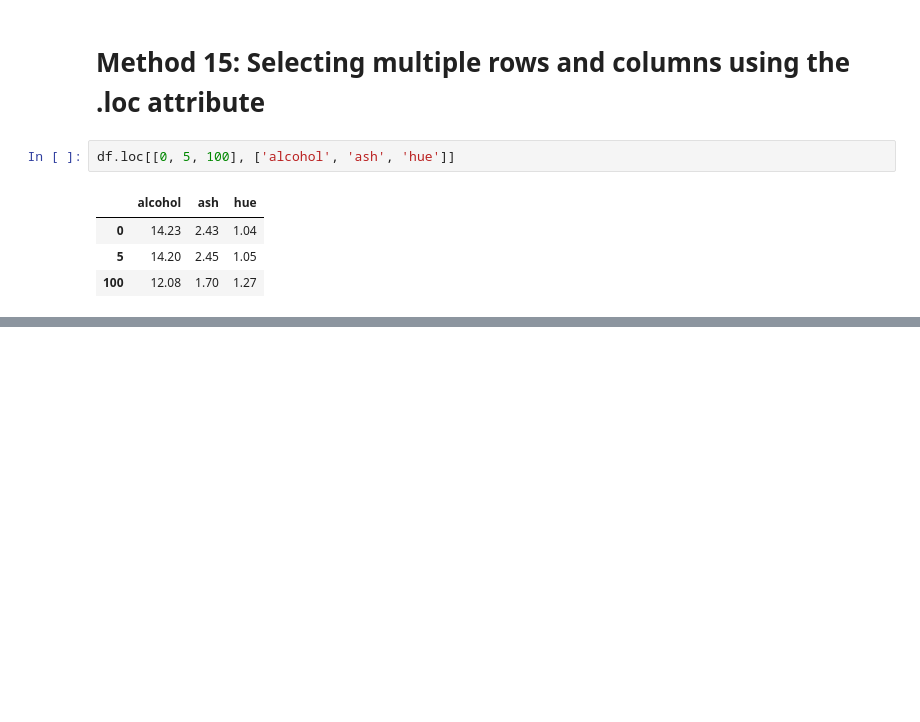
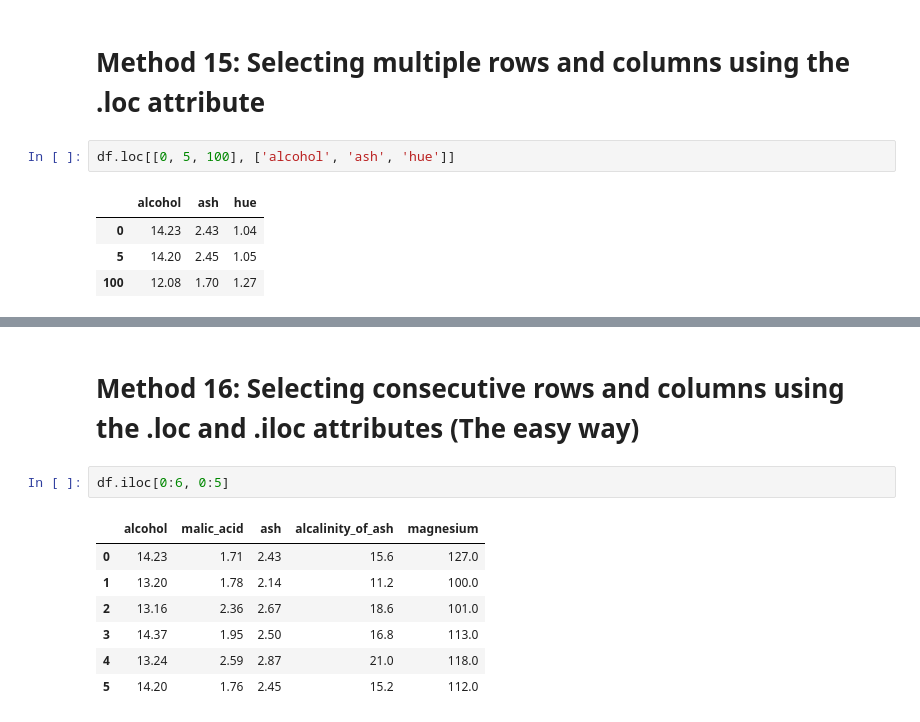
Before and after one commit to moesteelo/Subsetting-a-Pandas-DataFrame, a Jupyter notebook: Subsetting-Pandas-DataFrame.ipynb, the cells around one changed output, grey strips where cells are left out. Saved outputs shown, nothing was run; the diff lists cells and outputs as text; blank space fills up the shorter version.

```diff
--- a/Subsetting-Pandas-DataFrame.ipynb
+++ b/Subsetting-Pandas-DataFrame.ipynb
@@ -321,0 +325,12 @@ df.loc[[0, 5, 100], ['alcohol', 'ash', 'hue']]
+# %% [markdown]
+# Method 16: Selecting consecutive rows and columns using the .loc and .iloc attributes (The easy way)
+# %%
+df.iloc[0:6, 0:5]
+# %% [output]
+|  | alcohol | malic_acid | ash | alcalinity_of_ash | magnesium |
+| 0 | 14.23 | 1.71 | 2.43 | 15.6 | 127.0 |
+| 1 | 13.20 | 1.78 | 2.14 | 11.2 | 100.0 |
+| 2 | 13.16 | 2.36 | 2.67 | 18.6 | 101.0 |
+| 3 | 14.37 | 1.95 | 2.50 | 16.8 | 113.0 |
+| 4 | 13.24 | 2.59 | 2.87 | 21.0 | 118.0 |
+| 5 | 14.20 | 1.76 | 2.45 | 15.2 | 112.0 |
```
Also changed, not shown: parts of 5 cells of this notebook.
